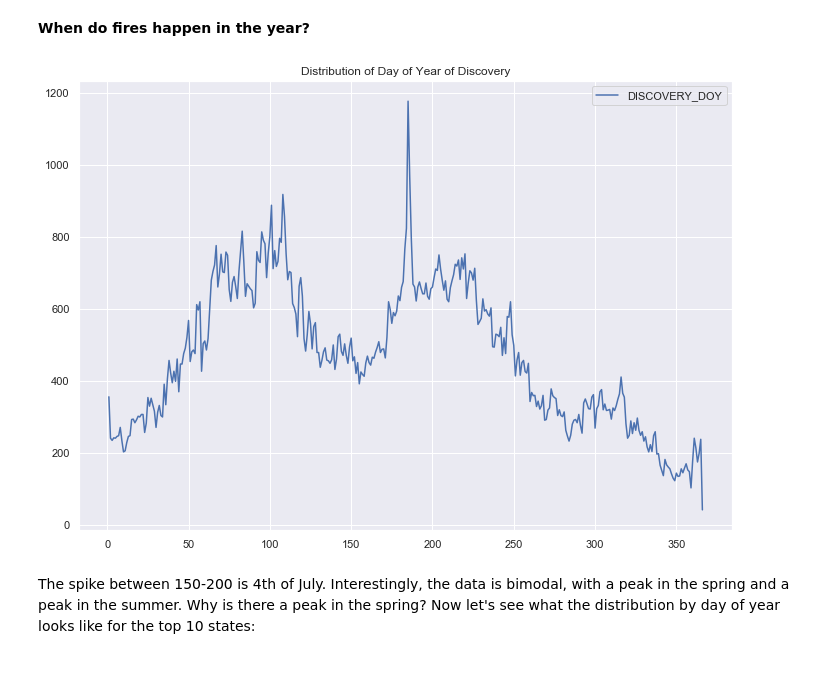
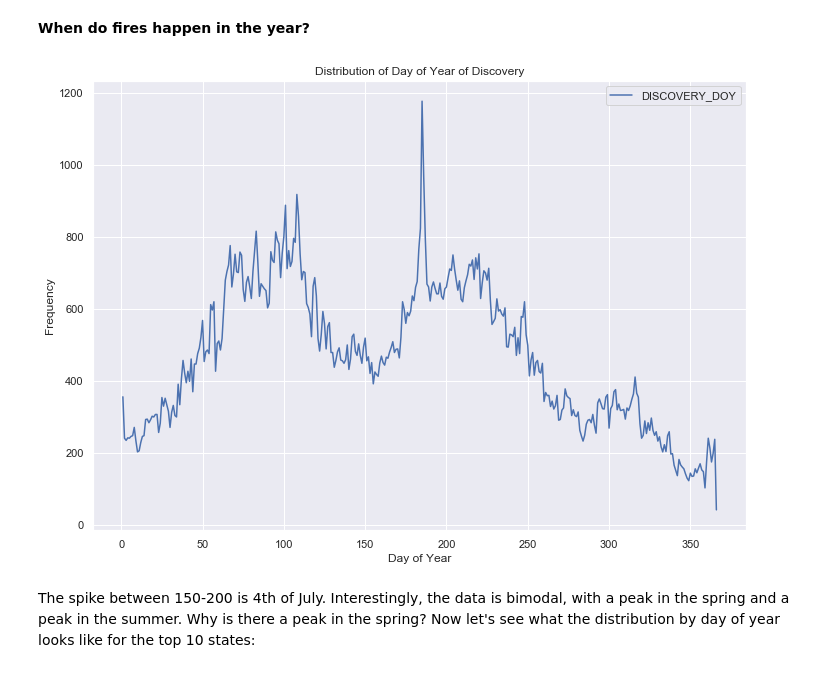
Before and after one commit to carterportwood/Wildfires_ML_Project, a Jupyter notebook: 208 Project.ipynb, the cells around one changed output. Saved outputs shown, nothing was run; the diff lists cells and outputs as text; code cells hidden in the pictures.

```diff
--- a/208 Project.ipynb
+++ b/208 Project.ipynb
@@ -140,8 +141,10 @@ Name: FIRE_SIZE, dtype: float64
 __When do fires happen in the year?__
 # %%
 _=pd.DataFrame(fires["DISCOVERY_DOY"].value_counts()).sort_index().plot(kind="line",title="Distribution of Day of Year of Discovery")
+_=plt.xlabel("Day of Year")
+_=plt.ylabel("Frequency")
 # %% [output]
-[figure, old version]
+[figure, new version]
 # %% [markdown]
 The spike between 150-200 is 4th of July. Interestingly, the data is bimodal, with a peak in the spring and a peak in the summer. Why is there a peak in the spring? Now let's see what the distribution by day of year looks like for the top 10 states:
 # %%
```
Also changed, not shown: parts of 19 cells of this notebook.
